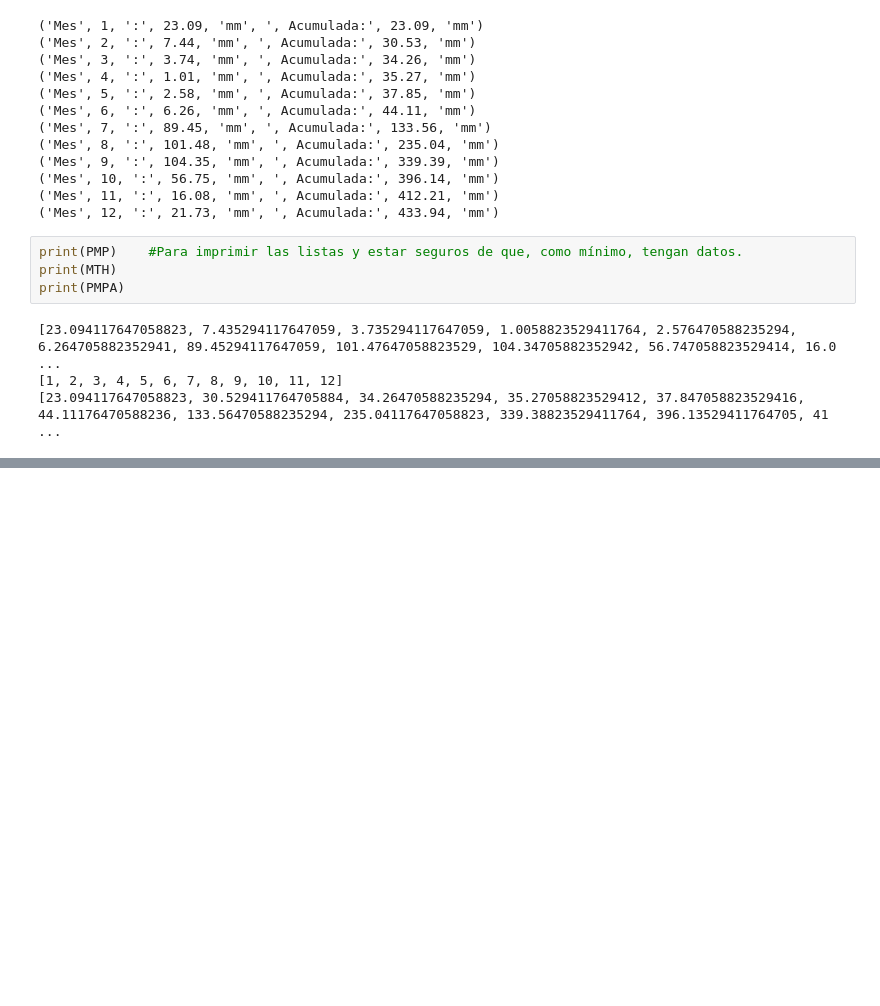
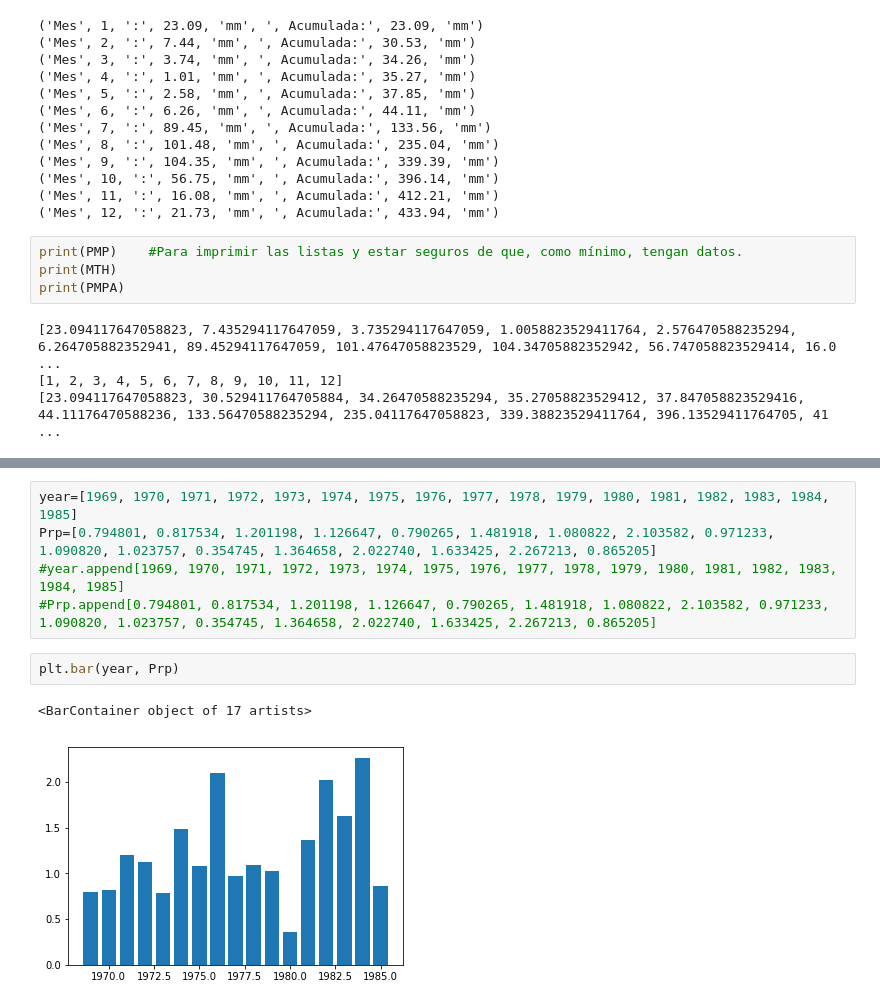
Before and after one commit to JoelA06/Tareas, a Jupyter notebook: Actividad4/Actividad4.ipynb, the cells around one changed output, grey strips where cells are left out. Cells and saved outputs as stored; diff of their text form; blank space fills up the shorter version.

```diff
--- a/Actividad4/Actividad4.ipynb
+++ b/Actividad4/Actividad4.ipynb
@@ -147,0 +174,10 @@ plt.show()
+# %%
+year=[1969, 1970, 1971, 1972, 1973, 1974, 1975, 1976, 1977, 1978, 1979, 1980, 1981, 1982, 1983, 1984, 1985]
+Prp=[0.794801, 0.817534, 1.201198, 1.126647, 0.790265, 1.481918, 1.080822, 2.103582, 0.971233, 1.090820, 1.023757, 0.354745, 1.364658, 2.022740, 1.633425, 2.267213, 0.865205]
+#year.append[1969, 1970, 1971, 1972, 1973, 1974, 1975, 1976, 1977, 1978, 1979, 1980, 1981, 1982, 1983, 1984, 1985]
+#Prp.append[0.794801, 0.817534, 1.201198, 1.126647, 0.790265, 1.481918, 1.080822, 2.103582, 0.971233, 1.090820, 1.023757, 0.354745, 1.364658, 2.022740, 1.633425, 2.267213, 0.865205]
+# %%
+plt.bar(year, Prp)
+# %% [output]
+<BarContainer object of 17 artists>
+[figure, added]
```
Also changed, not shown: parts of 7 cells of this notebook.
